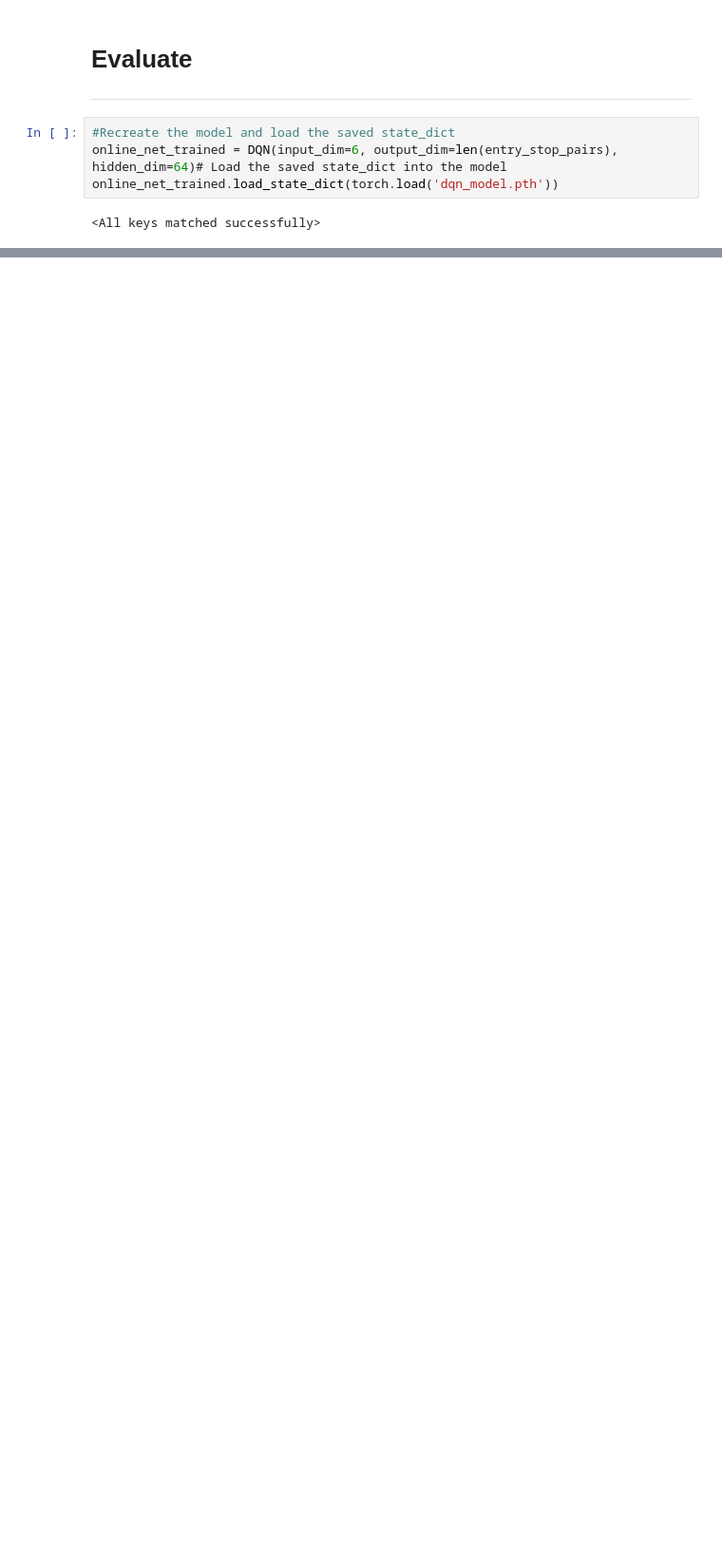
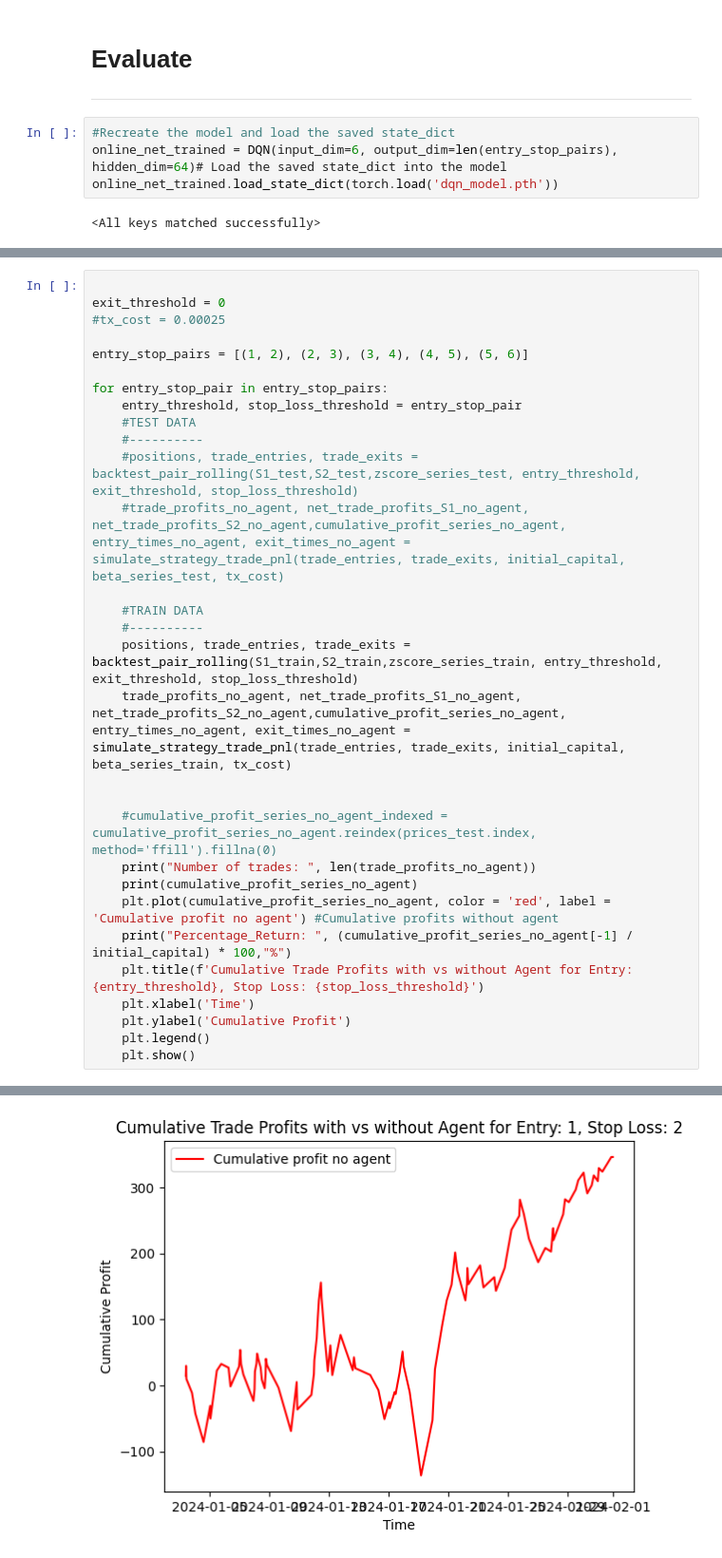
Before and after one commit to alexandrosdp/PairsTrading, a Jupyter notebook: deep_q_learning_improved.ipynb, the cells around one changed output, grey strips where cells are left out. Shown: that part at 95% size. Cells and saved outputs as stored; diff of their text form; blank space fills up the shorter version.

```diff
--- a/deep_q_learning_improved.ipynb
+++ b/deep_q_learning_improved.ipynb
@@ -365,0 +354,31 @@ Final returns:  16.954332036101007 %
+# %%
+
+exit_threshold = 0
+#tx_cost = 0.00025
+
+entry_stop_pairs = [(1, 2), (2, 3), (3, 4), (4, 5), (5, 6)]
+
+for entry_stop_pair in entry_stop_pairs:
+    entry_threshold, stop_loss_threshold = entry_stop_pair
+    #TEST DATA
+    #----------
+    #positions, trade_entries, trade_exits = backtest_pair_rolling(S1_test,S2_test,zscore_series_test, entry_threshold, exit_threshold, stop_loss_threshold)
+    #trade_profits_no_agent, net_trade_profits_S1_no_agent, net_trade_profits_S2_no_agent,cumulative_profit_series_no_agent, entry_times_no_agent, exit_times_no_agent = simulate_strategy_trade_pnl(trade_entries, trade_exits, initial_capital, beta_series_test, tx_cost)
+
+    #TRAIN DATA
+    #----------
+    positions, trade_entries, trade_exits = backtest_pair_rolling(S1_train,S2_train,zscore_series_train, entry_threshold, exit_threshold, stop_loss_threshold)
+    trade_profits_no_agent, net_trade_profits_S1_no_agent, net_trade_profits_S2_no_agent,cumulative_profit_series_no_agent, entry_times_no_agent, exit_times_no_agent = simulate_strategy_trade_pnl(trade_entries, trade_exits, initial_capital, beta_series_train, tx_cost)
+
+
+    #cumulative_profit_series_no_agent_indexed = cumulative_profit_series_no_agent.reindex(prices_test.index, method='ffill').fillna(0)
+    print("Number of trades: ", len(trade_profits_no_agent))
+    print(cumulative_profit_series_no_agent)
+    plt.plot(cumulative_profit_series_no_agent, color = 'red', label = 'Cumulative profit no agent') #Cumulative profits without agent
+    print("Percentage_Return: ", (cumulative_profit_series_no_agent[-1] / initial_capital) * 100,"%")
+    plt.title(f'Cumulative Trade Profits with vs without Agent for Entry: {entry_threshold}, Stop Loss: {stop_loss_threshold}')
+    plt.xlabel('Time')
+    plt.ylabel('Cumulative Profit')
+    plt.legend()
+    plt.show()
+# %% [output]
@@ -365,0 +402 @@ Final returns:  16.954332036101007 %
+[figure, added]
```
Also changed, not shown: parts of 11 cells of this notebook, 11 other files.
